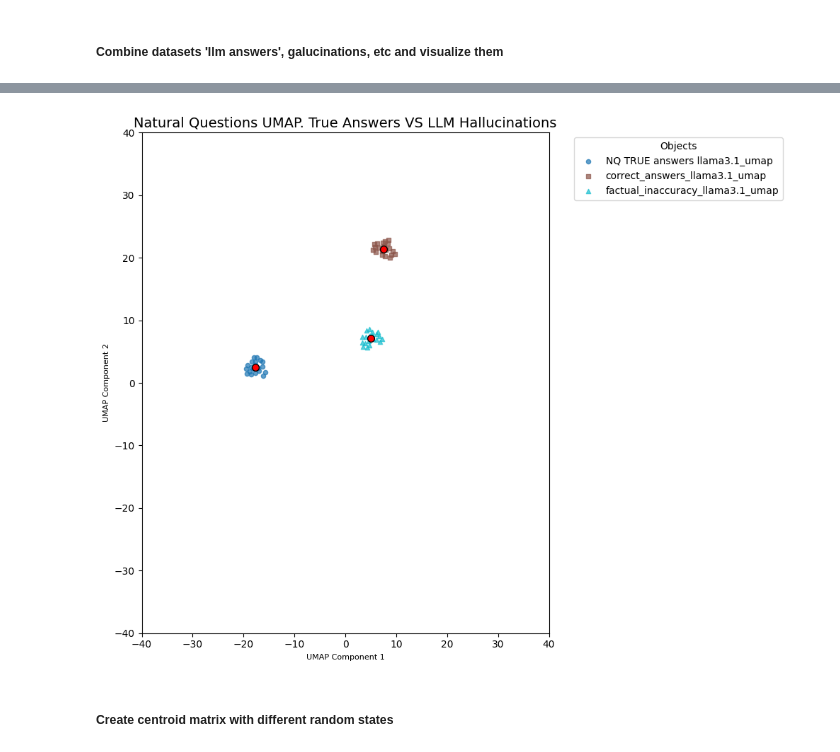
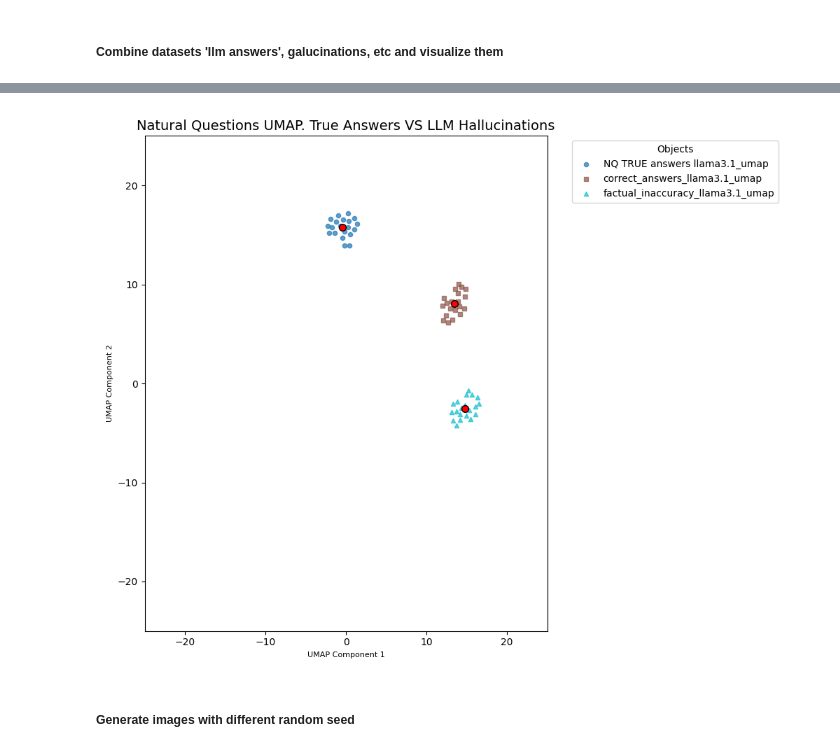
Before and after one commit to imaxfp/llm-hallucinations-detector-framework, a Jupyter notebook: main_umap.ipynb, the cells around one changed output, grey strips where cells are left out. Cells and saved outputs as stored; diff of their text form; code cells hidden in the pictures.

```diff
--- a/main_umap.ipynb
+++ b/main_umap.ipynb
@@ -1,9 +1,13 @@
 # %% [markdown]
 ##### Combine datasets 'llm answers', galucinations, etc and visualize them
 # %%
+from PIL import Image
 from src.services.similarity_service import find_centroids
 from src.services.embedding_visualizer_service import EmbeddingVisualizer
 import pandas as pd
+from IPython.display import display, Image as IPImage
+import io
+import matplotlib.pyplot as plt
 
 # Read LLM responses datasets
 true_answers = pd.read_csv('./data/llm_responses/NQ-llm-true-answers_llama3.1.csv')
@@ -25,10 +29,10 @@ df_combined = pd.concat([
 vis = EmbeddingVisualizer(df=df_combined)
 vis.convert_columns_to_float_arrays()
 vis.process_embeddings_padding()
-df_umap = vis.apply_umap(n_components=2, rand_state=56)
+df_umap = vis.apply_umap(n_components=2, rand_state=42)
 centroids_df = find_centroids(df_umap)
-vis.plot_umap_2d(df=df_umap,
+img_buff = vis.plot_umap_2d(df=df_umap,
                  centroids=centroids_df,
-                 title="Natural Questions UMAP. True Answers VS LLM Hallucinations",
-                 save_path='./results_imgs/umap_2d.png')
+                 title="Natural Questions UMAP. True Answers VS LLM Hallucinations")
+display(Image.open(img_buff))
 # %% [output]
@@ -38,3 +42,3 @@ vis.plot_umap_2d(df=df_umap,
-[figure, old version]
+[figure, new version]
 # %% [markdown]
-##### Create centroid matrix with different random states
+##### Generate images with different random seed
```
Also changed, not shown: parts of 6 cells of this notebook, 3 other files.
